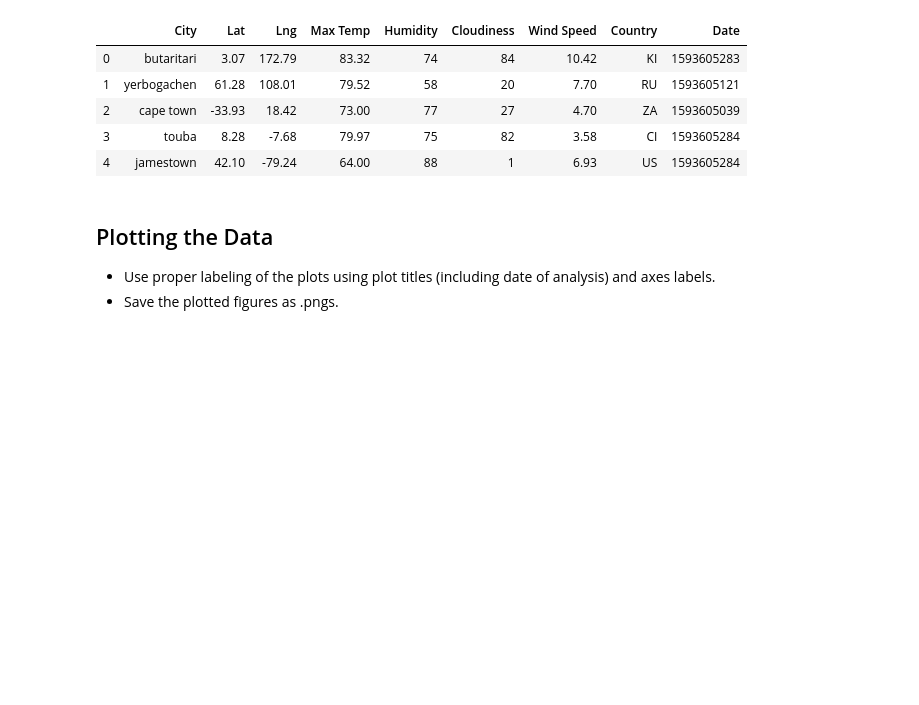
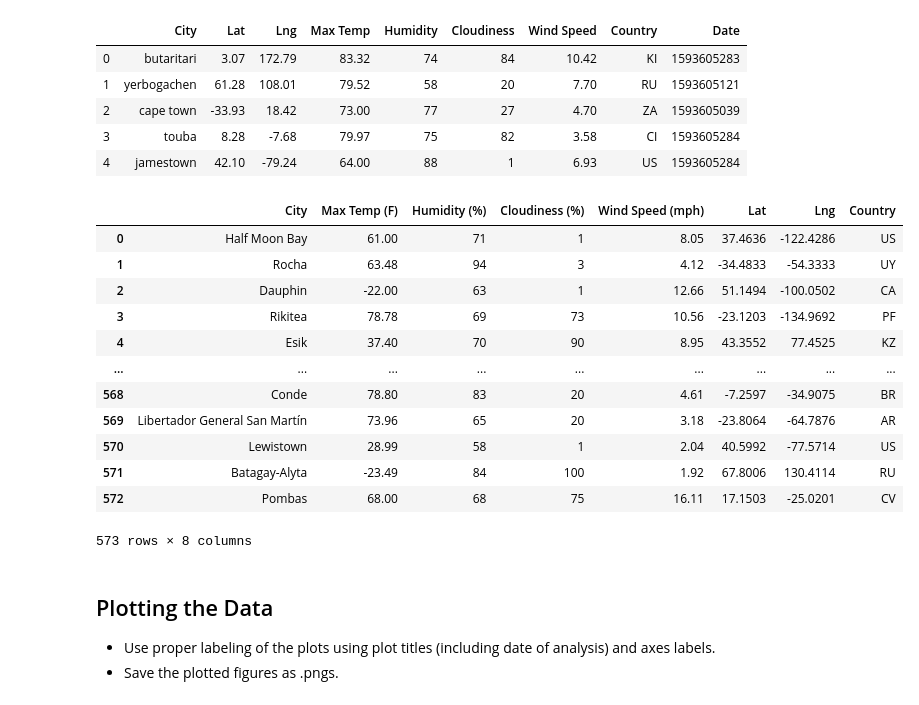
Before and after one commit to Ryan-Essss/python-api-challenge, a Jupyter notebook: WeatherPy/WeatherPy.ipynb, the cells around one changed output. Drawn from its saved outputs; the diff is of its cells as text; code cells hidden in the pictures; blank space fills up the shorter version.

```diff
--- a/WeatherPy/WeatherPy.ipynb
+++ b/WeatherPy/WeatherPy.ipynb
@@ -205,6 +202,23 @@ Int64Index([], dtype='int64')
 | 2 | cape town | -33.93 | 18.42 | 73.00 | 77 | 27 | 4.70 | ZA | 1593605039 |
 | 3 | touba | 8.28 | -7.68 | 79.97 | 75 | 82 | 3.58 | CI | 1593605284 |
 | 4 | jamestown | 42.10 | -79.24 | 64.00 | 88 | 1 | 6.93 | US | 1593605284 |
+# %%
+clean_city_data = weather_df
+clean_city_data
+# %% [output]
+|  | City | Max Temp (F) | Humidity (%) | Cloudiness (%) | Wind Speed (mph) | Lat | Lng | Country |
+| 0 | Half Moon Bay | 61.00 | 71 | 1 | 8.05 | 37.4636 | -122.4286 | US |
+| 1 | Rocha | 63.48 | 94 | 3 | 4.12 | -34.4833 | -54.3333 | UY |
+| 2 | Dauphin | -22.00 | 63 | 1 | 12.66 | 51.1494 | -100.0502 | CA |
+| 3 | Rikitea | 78.78 | 69 | 73 | 10.56 | -23.1203 | -134.9692 | PF |
+| 4 | Esik | 37.40 | 70 | 90 | 8.95 | 43.3552 | 77.4525 | KZ |
+| ... | ... | ... | ... | ... | ... | ... | ... | ... |
+| 568 | Conde | 78.80 | 83 | 20 | 4.61 | -7.2597 | -34.9075 | BR |
+| 569 | Libertador General San Martín | 73.96 | 65 | 20 | 3.18 | -23.8064 | -64.7876 | AR |
+| 570 | Lewistown | 28.99 | 58 | 1 | 2.04 | 40.5992 | -77.5714 | US |
+| 571 | Batagay-Alyta | -23.49 | 84 | 100 | 1.92 | 67.8006 | 130.4114 | RU |
+| 572 | Pombas | 68.00 | 68 | 75 | 16.11 | 17.1503 | -25.0201 | CV |
+573 rows × 8 columns
 # %% [markdown]
 ## Plotting the Data
 * Use proper labeling of the plots using plot titles (including date of analysis) and axes labels.
```
Also changed, not shown: parts of 10 cells of this notebook, 2 other files.
